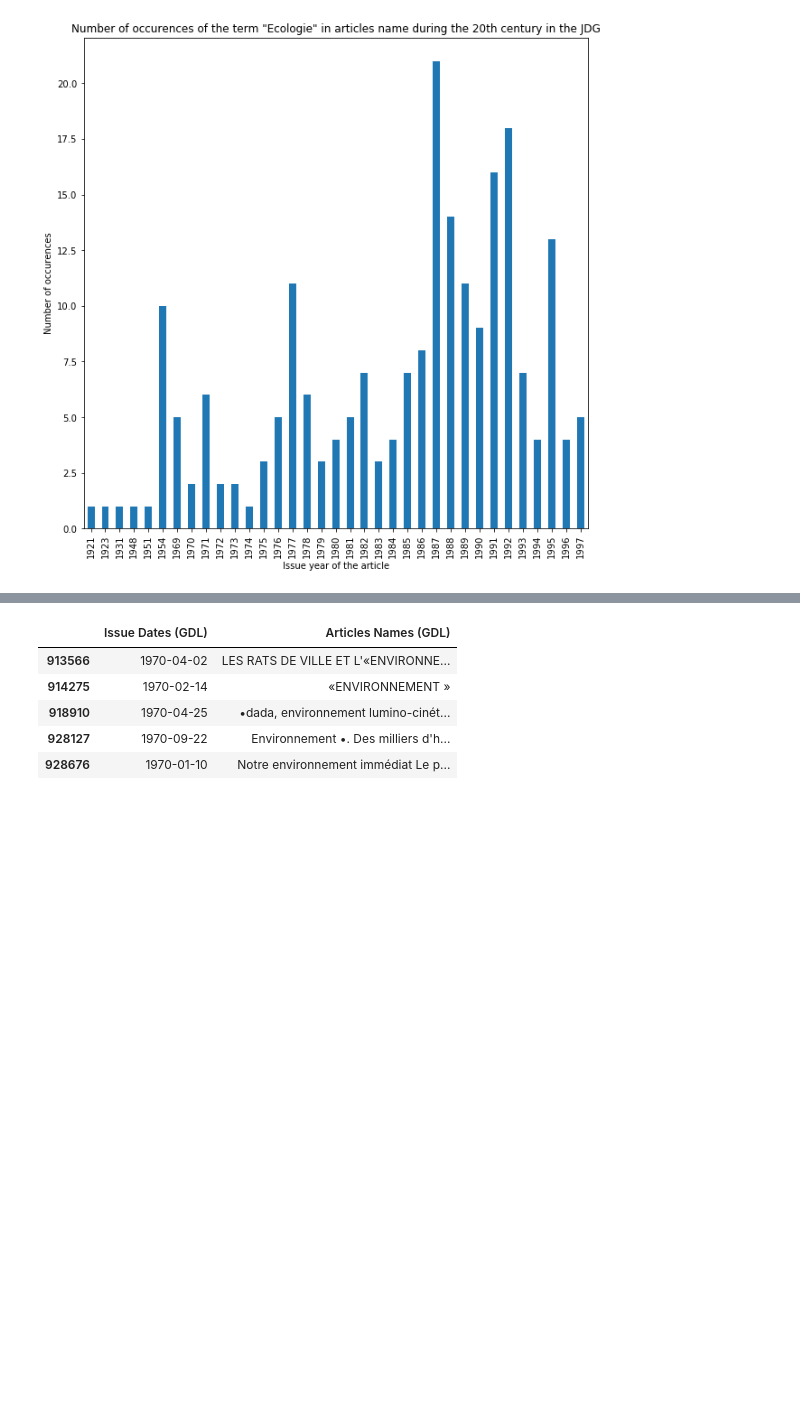
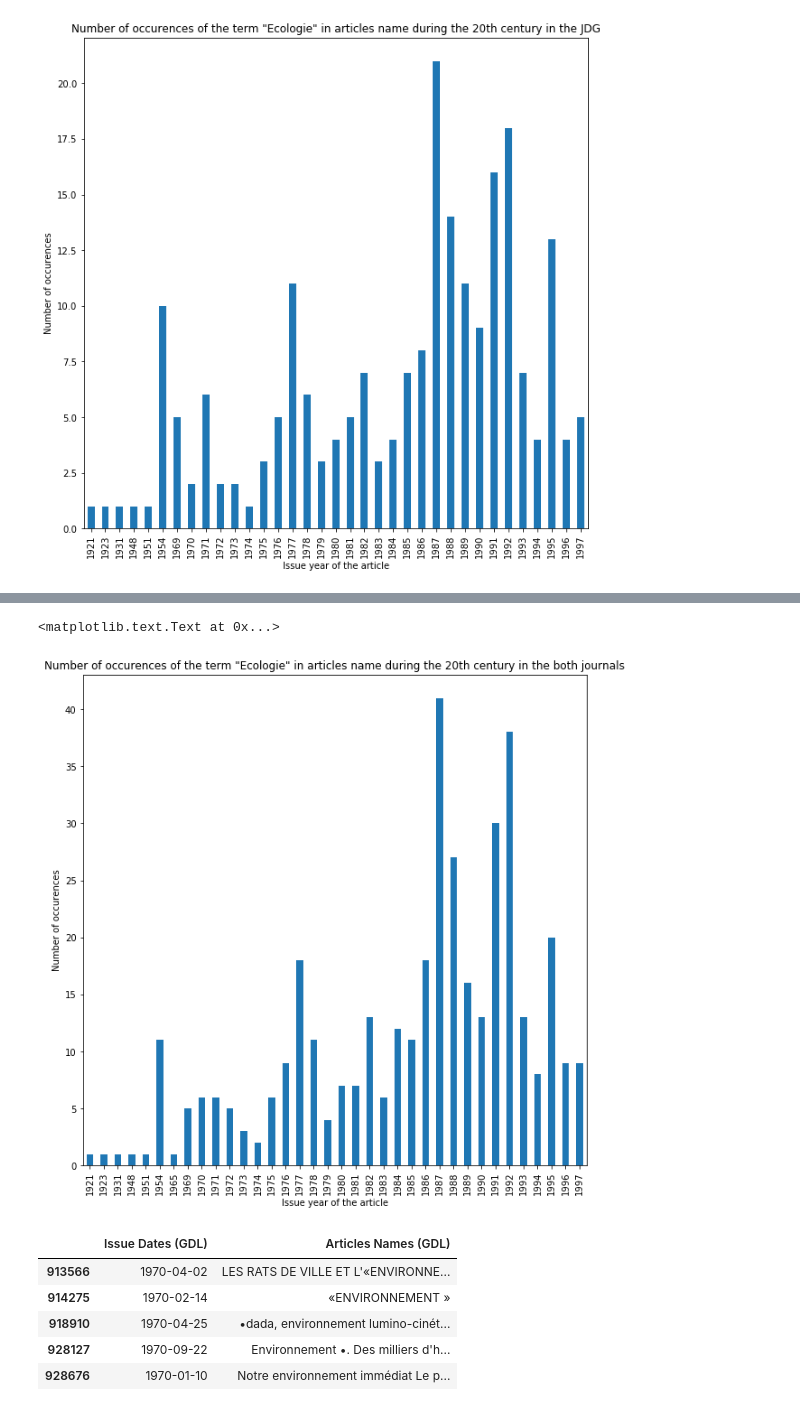
Before and after one commit to Hilefebvre/AppliedDataAnalysis, a Jupyter notebook: project/project.ipynb, the cells around one changed output, grey strips where cells are left out. Drawn from its saved outputs; the diff is of its cells as text; code cells hidden in the pictures; blank space fills up the shorter version.

Commit message:
update project notebook with joint occurences

```diff
--- a/project/project.ipynb
+++ b/project/project.ipynb
@@ -196,3 +196,7 @@ plt.ylabel('Number of occurences')
 # %% [output]
 <matplotlib.text.Text at 0x...>
 [figure]
+# %%
+dfEcologie_joint = pd.merge(pd.DataFrame(dfEcologie_gdl_counts), pd.DataFrame(dfEcologie_jdg_counts), left_index = True, right_index = True, how='outer')
+# %%
+dfEcologie_joint.fillna(value='0', inplace = True)
@@ -199,3 +212,17 @@ plt.ylabel('Number of occurences')
+# %%
+dfEcologie_joint['Issue Dates (GDL)'] = pd.to_numeric(dfEcologie_joint['Issue Dates (GDL)'])
+dfEcologie_joint['Issue Dates (JDG)'] = pd.to_numeric(dfEcologie_joint['Issue Dates (JDG)'])
+# %%
+dfEcologie_joint = dfEcologie_joint.sum(axis = 1, skipna = False)
+# %%
+fig = plt.figure(figsize=(10, 10))
+dfEcologie_joint.plot(kind="bar")
+plt.title('Number of occurences of the term "Ecologie" in articles name during the 20th century in the both journals')
+plt.xlabel('Issue year of the article')
+plt.ylabel('Number of occurences')
+# %% [output]
+<matplotlib.text.Text at 0x...>
+[figure, added]
 # %%
 dfEnvironnement_gdl = df_gdl[df_gdl['Articles Names (GDL)'].str.contains("environnement", case = False) == True]
 
```
Also changed, not shown: parts of 6 cells of this notebook.
